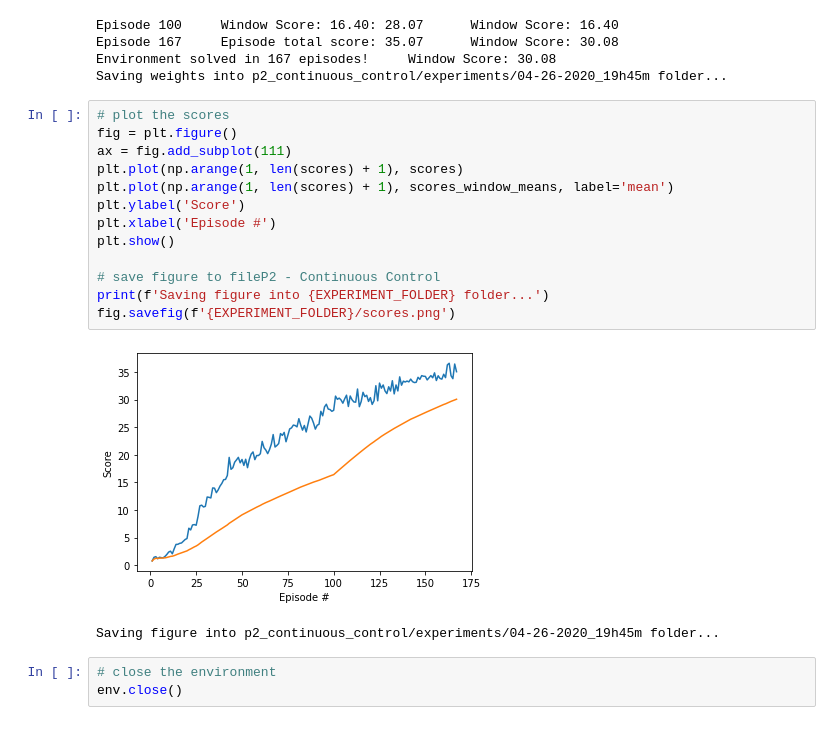
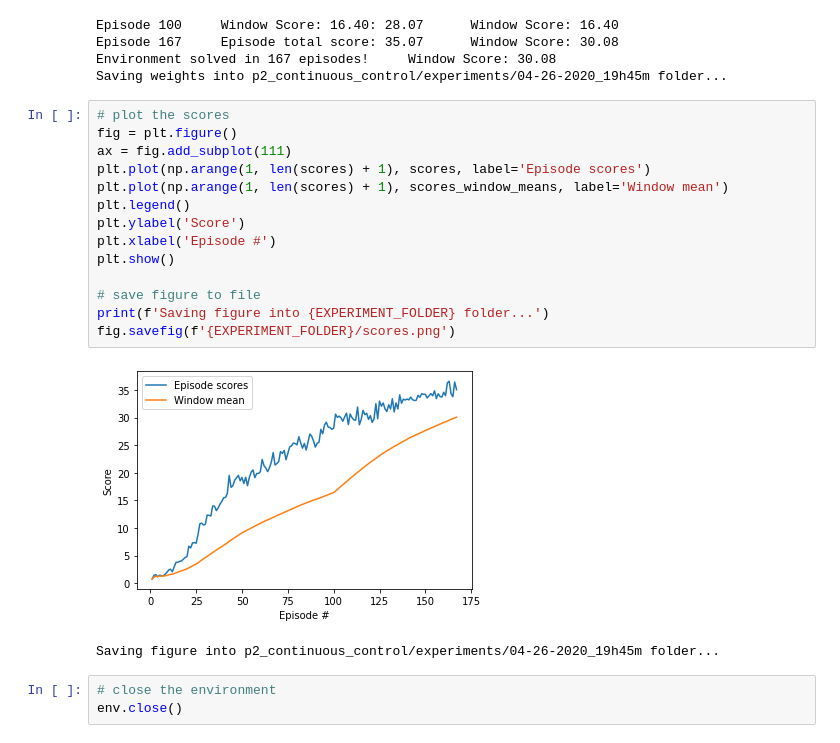
Before and after one commit to guillecg/drlnd, a Jupyter notebook: p2_continuous_control/Report.ipynb, the cells around one changed output. Saved outputs shown, nothing was run; the diff lists cells and outputs as text.

Commit message:
Update legend of scores plot for P2 - Continuous Control

```diff
--- a/p2_continuous_control/Report.ipynb
+++ b/p2_continuous_control/Report.ipynb
@@ -255,18 +255,19 @@ Saving weights into p2_continuous_control/experiments/04-26-2020_19h45m folder..
 # %%
 # plot the scores
 fig = plt.figure()
 ax = fig.add_subplot(111)
-plt.plot(np.arange(1, len(scores) + 1), scores)
-plt.plot(np.arange(1, len(scores) + 1), scores_window_means, label='mean')
+plt.plot(np.arange(1, len(scores) + 1), scores, label='Episode scores')
+plt.plot(np.arange(1, len(scores) + 1), scores_window_means, label='Window mean')
+plt.legend()
 plt.ylabel('Score')
 plt.xlabel('Episode #')
 plt.show()
 
-# save figure to fileP2 - Continuous Control
+# save figure to file
 print(f'Saving figure into {EXPERIMENT_FOLDER} folder...')
 fig.savefig(f'{EXPERIMENT_FOLDER}/scores.png')
 # %% [output]
-[figure, old version]
+[figure, new version]
 Saving figure into p2_continuous_control/experiments/04-26-2020_19h45m folder...
 # %%
 # close the environment
```
Also changed, not shown: 2 other files.
